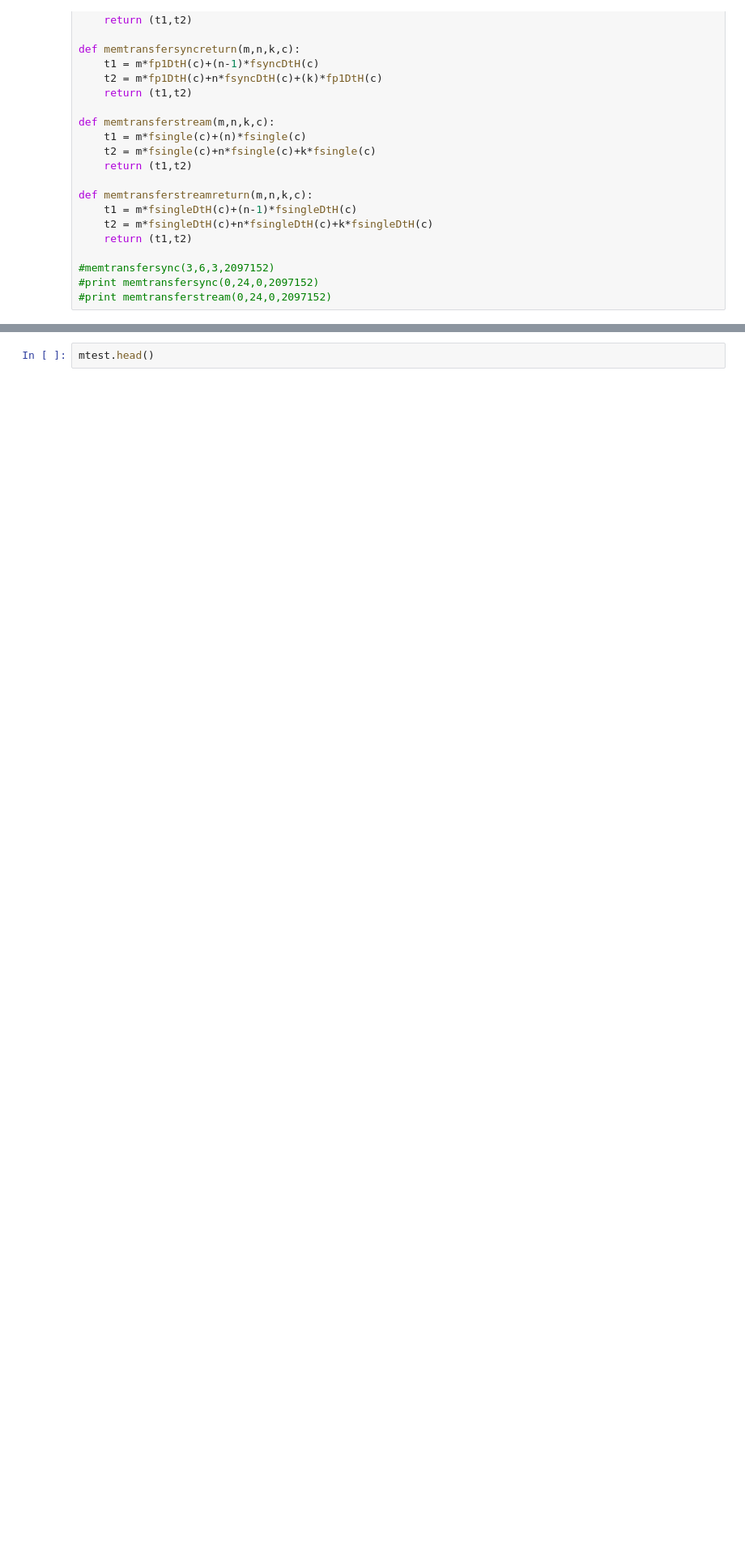
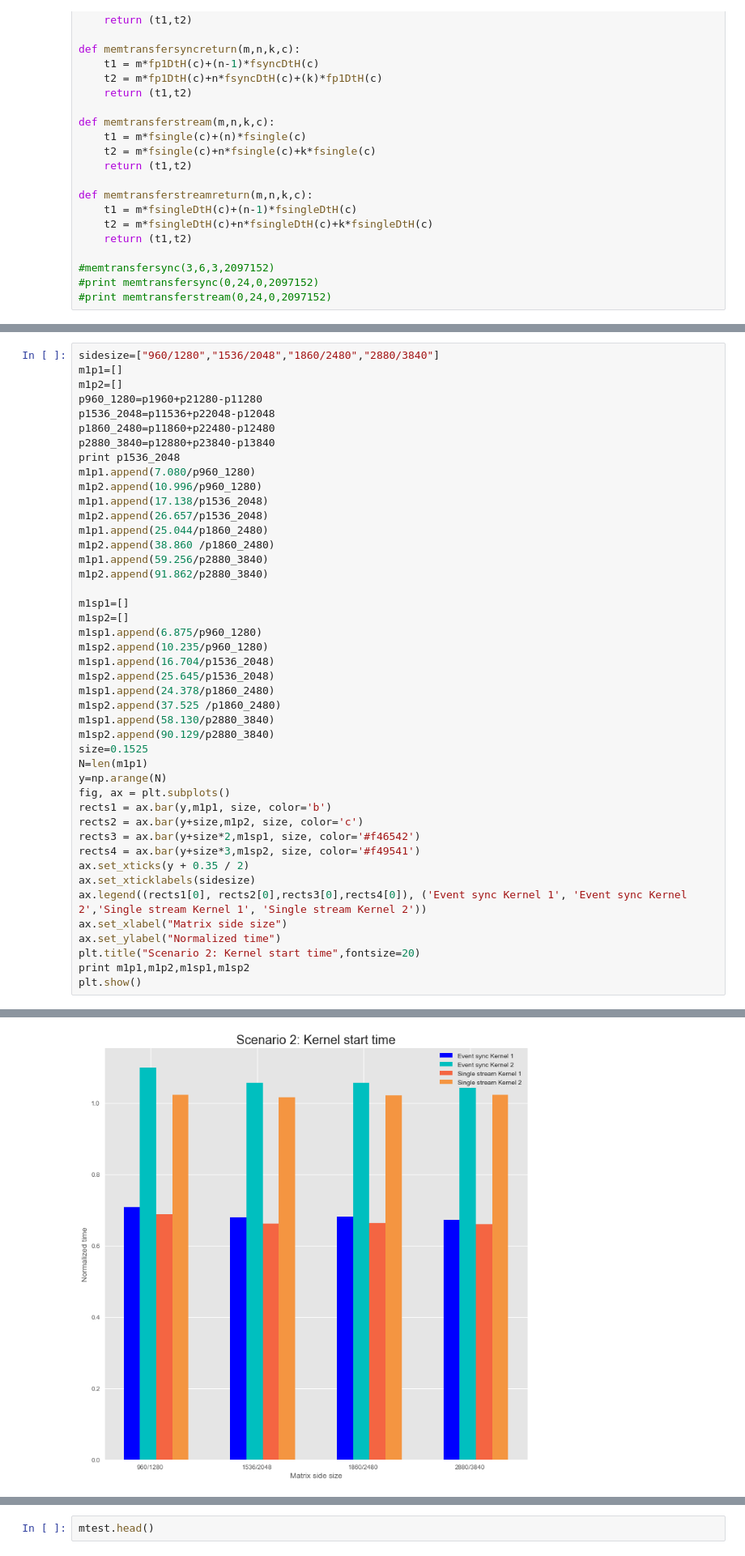
Before and after one commit to Erikun/bandwidthpartition, a Jupyter notebook: chunkedwithkernels.ipynb, the cells around one changed output, grey strips where cells are left out. Shown at 81% size. Saved outputs shown, nothing was run; the diff lists cells and outputs as text; blank space fills up the shorter version.

```diff
--- a/chunkedwithkernels.ipynb
+++ b/chunkedwithkernels.ipynb
@@ -288,0 +348,45 @@ mtest620.head()
+# %%
+sidesize=["960/1280","1536/2048","1860/2480","2880/3840"]
+m1p1=[]
+m1p2=[]
+p960_1280=p1960+p21280-p11280
+p1536_2048=p11536+p22048-p12048
+p1860_2480=p11860+p22480-p12480
+p2880_3840=p12880+p23840-p13840
+print p1536_2048
+m1p1.append(7.080/p960_1280)
+m1p2.append(10.996/p960_1280)
+m1p1.append(17.138/p1536_2048)
+m1p2.append(26.657/p1536_2048)
+m1p1.append(25.044/p1860_2480)
+m1p2.append(38.860 /p1860_2480)
+m1p1.append(59.256/p2880_3840)
+m1p2.append(91.862/p2880_3840)
+
+m1sp1=[]
+m1sp2=[]
+m1sp1.append(6.875/p960_1280)
+m1sp2.append(10.235/p960_1280)
+m1sp1.append(16.704/p1536_2048)
+m1sp2.append(25.645/p1536_2048)
+m1sp1.append(24.378/p1860_2480)
+m1sp2.append(37.525 /p1860_2480)
+m1sp1.append(58.130/p2880_3840)
+m1sp2.append(90.129/p2880_3840)
+size=0.1525
+N=len(m1p1)
+y=np.arange(N)
+fig, ax = plt.subplots()
+rects1 = ax.bar(y,m1p1, size, color='b')
+rects2 = ax.bar(y+size,m1p2, size, color='c')
+rects3 = ax.bar(y+size*2,m1sp1, size, color='#f46542')
+rects4 = ax.bar(y+size*3,m1sp2, size, color='#f49541')
+ax.set_xticks(y + 0.35 / 2)
+ax.set_xticklabels(sidesize)
+ax.legend((rects1[0], rects2[0],rects3[0],rects4[0]), ('Event sync Kernel 1', 'Event sync Kernel 2','Single stream Kernel 1', 'Single stream Kernel 2'))
+ax.set_xlabel("Matrix side size")
+ax.set_ylabel("Normalized time")
+plt.title("Scenario 2: Kernel start time",fontsize=20)
+print m1p1,m1p2,m1sp1,m1sp2
+plt.show()
+# %% [output]
@@ -288,0 +395 @@ mtest620.head()
+[figure, added]
```
Also changed, not shown: parts of 18 cells of this notebook.
